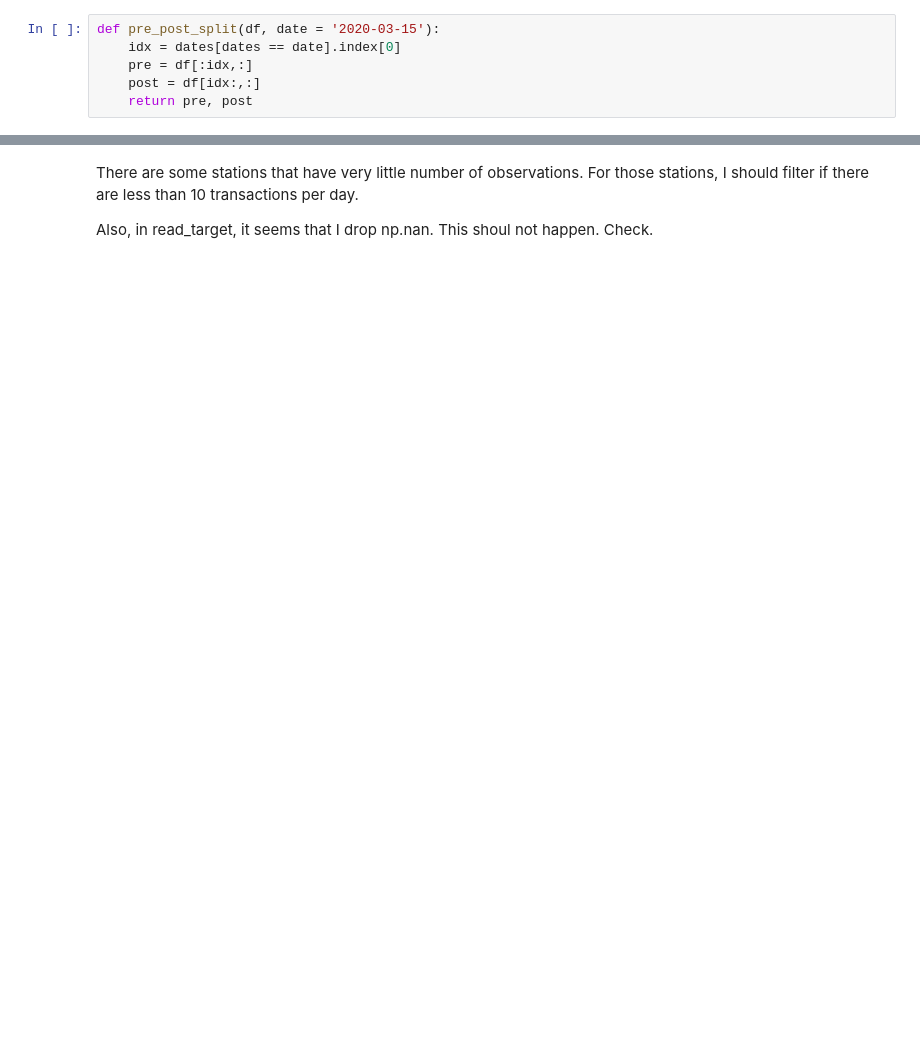
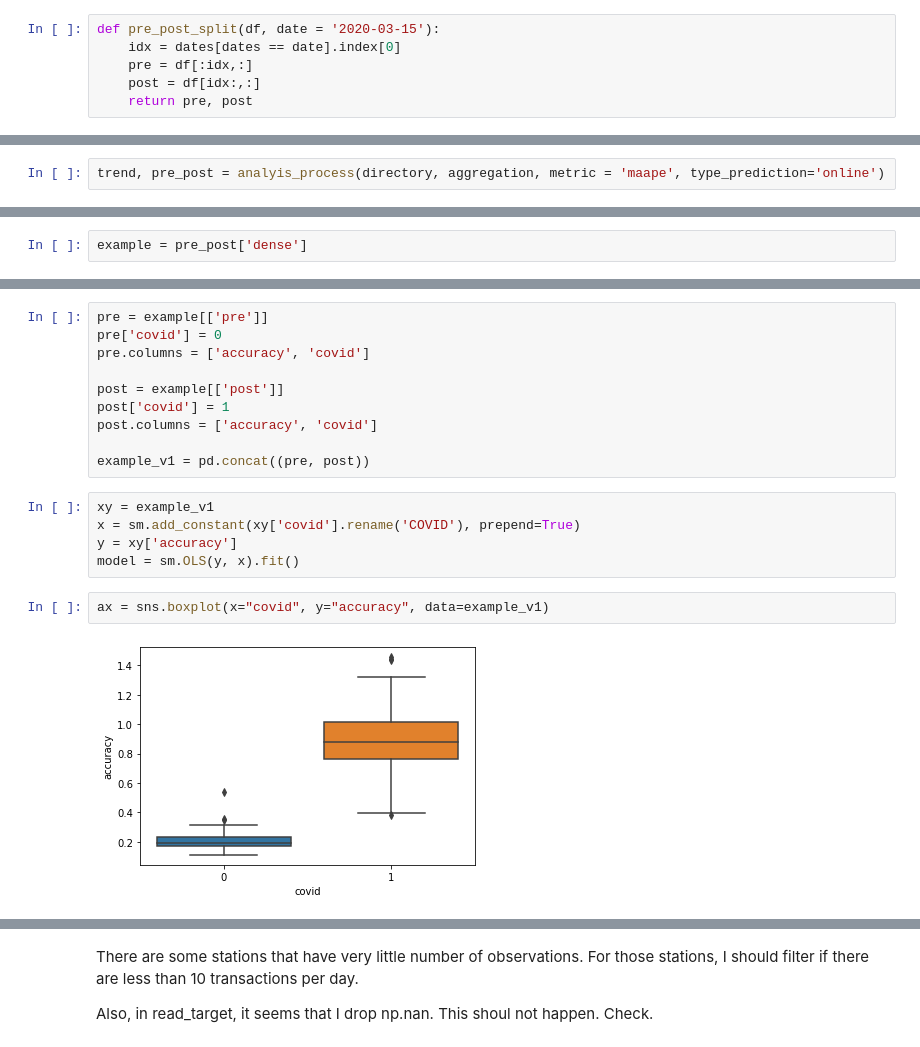
Before and after one commit to jdcaicedo251/transit_demand_prediction, a Jupyter notebook: experiments/result_analysis.ipynb, the cells around one changed output, grey strips where cells are left out. Saved outputs shown, nothing was run; the diff lists cells and outputs as text; blank space fills up the shorter version.

Commit message:
online_static_individual_models

```diff
--- a/experiments/result_analysis.ipynb
+++ b/experiments/result_analysis.ipynb
@@ -213,0 +267,2 @@ linear_regression(pre_post)
+# %%
+trend, pre_post = analyis_process(directory, aggregation, metric = 'maape', type_prediction='online')
@@ -213,0 +273,2 @@ linear_regression(pre_post)
+# %%
+example = pre_post['dense']
@@ -213,0 +295,19 @@ linear_regression(pre_post)
+# %%
+pre = example[['pre']]
+pre['covid'] = 0
+pre.columns = ['accuracy', 'covid']
+
+post = example[['post']]
+post['covid'] = 1
+post.columns = ['accuracy', 'covid']
+
+example_v1 = pd.concat((pre, post))
+# %%
+xy = example_v1
+x = sm.add_constant(xy['covid'].rename('COVID'), prepend=True)
+y = xy['accuracy']
+model = sm.OLS(y, x).fit()
+# %%
+ax = sns.boxplot(x="covid", y="accuracy", data=example_v1)
+# %% [output]
+[figure, added]
```
Also changed, not shown: parts of 22 cells of this notebook, 17 other files.
